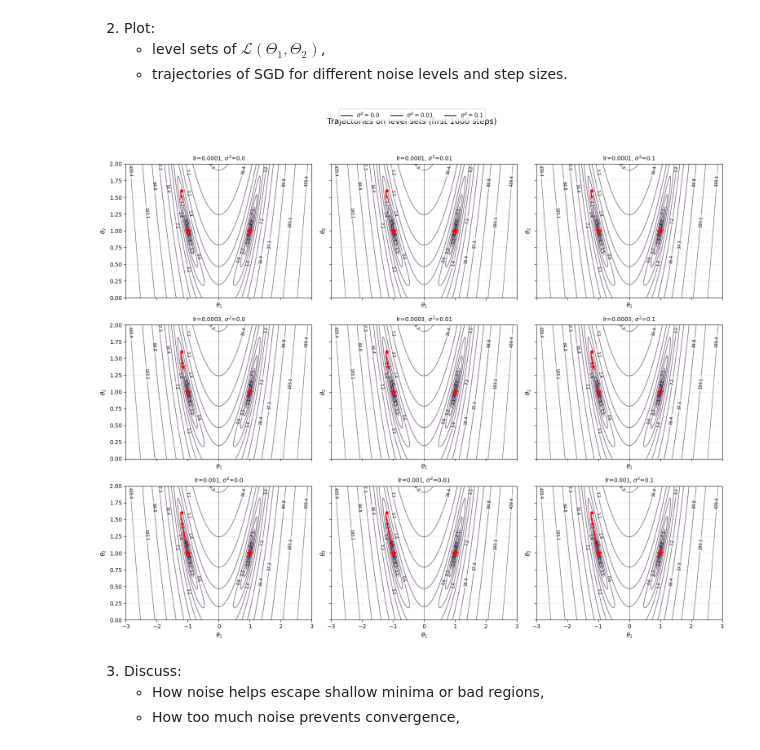
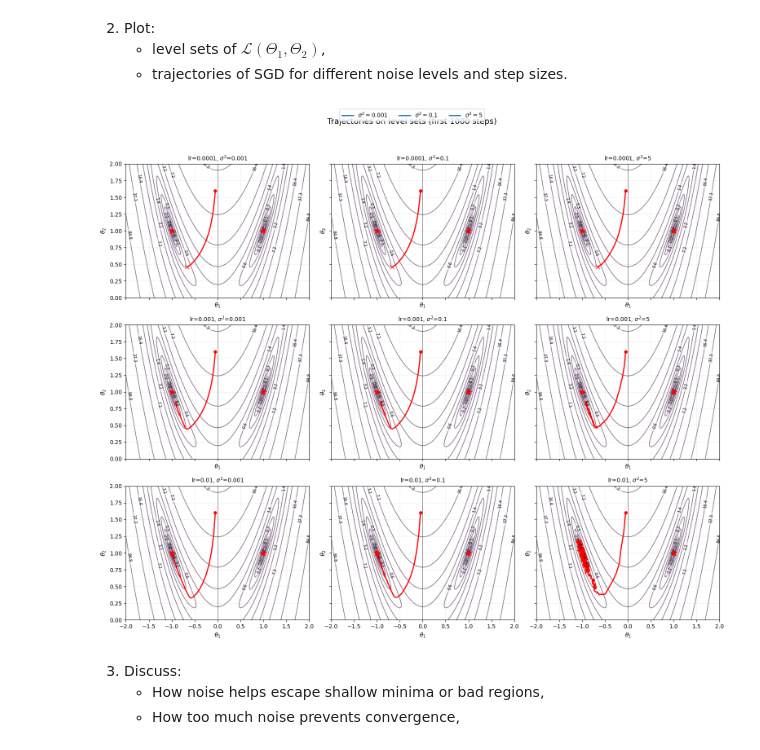
Before and after one commit to annalisapol/smm-course, a Jupyter notebook: homeworks/hw2/hw2.ipynb, the cells around one changed output. Drawn from its saved outputs; the diff is of its cells as text; code cells hidden in the pictures.

```diff
--- a/homeworks/hw2/hw2.ipynb
+++ b/homeworks/hw2/hw2.ipynb
@@ -310,7 +310,7 @@ def grad_l(theta):
 
     return np.array([dtheta1, dtheta2])
 
-def SGD_noisy(grad_l, theta0, lr=1e-2, sigma2 = 0.001, n_steps = 5000, seed=0):
+def SGD_noisy(grad_l, theta0, lr=1e-2, sigma2 = 0.1, n_steps = 5000, seed=0):
     rng = np.random.default_rng(seed)
 
     theta = theta0.copy()
@@ -326,9 +326,9 @@ def SGD_noisy(grad_l, theta0, lr=1e-2, sigma2 = 0.001, n_steps = 5000, seed=0):
 
     return np.array(theta_hist)
 
-sigma2_vals = [0.0, 0.01, 0.1]
-theta0 = np.array([-1.2, 1.6])
-lrs = [1e-4, 3e-4, 1e-3]
+sigma2_vals = [0.001,  0.1, 5]
+theta0 = np.array([-0.05, 1.6])
+lrs = [1e-4, 1e-3, 1e-2]
 T = 1000
 results = {}
 
@@ -379,35 +379,35 @@ axes = np.atleast_2d(axes)
 for i, lr in enumerate(lrs):
     for j, sigma2 in enumerate(sigma2_vals):
         ax = axes[i, j]
 
         quad_levelsets(
             ax=ax,
-            xlim=(-3, 3),
+            xlim=(-2, 2),
             ylim=(0, 2),
             ngrid=500,
             levels=levels,
             title=fr"lr={lr}, $\sigma^2$={sigma2}"
         )
 
         th = results[(lr, sigma2)][:T]
 
         ax.plot(th[:, 0], th[:, 1], lw=2, color="red")
         ax.plot(th[0, 0], th[0, 1], marker="o", ms=5, color="red")
         ax.plot(th[-1, 0], th[-1, 1], marker="x", ms=7, color="red")
 
         ax.scatter([1, -1], [1, 1], marker="*", s=120, color="red", zorder=5)
 
 legend_handles = [
     plt.Line2D([0], [0], lw=2, label=fr"$\sigma^2={s2}$")
     for s2 in sigma2_vals
 ]
 fig.legend(handles=legend_handles, loc="upper center", ncol=len(sigma2_vals), frameon=True)
 
 fig.suptitle(fr"Trajectories on level sets (first {T} steps)", fontsize=14, y=0.98)
 plt.tight_layout(rect=[0, 0, 1, 0.95])
 plt.show()
 # %% [output]
-[figure, old version]
+[figure, new version]
 # %% [markdown]
 3. Discuss:
    - How noise helps escape shallow minima or bad regions,
```
Also changed, not shown: parts of 2 cells of this notebook, 2 other files.
